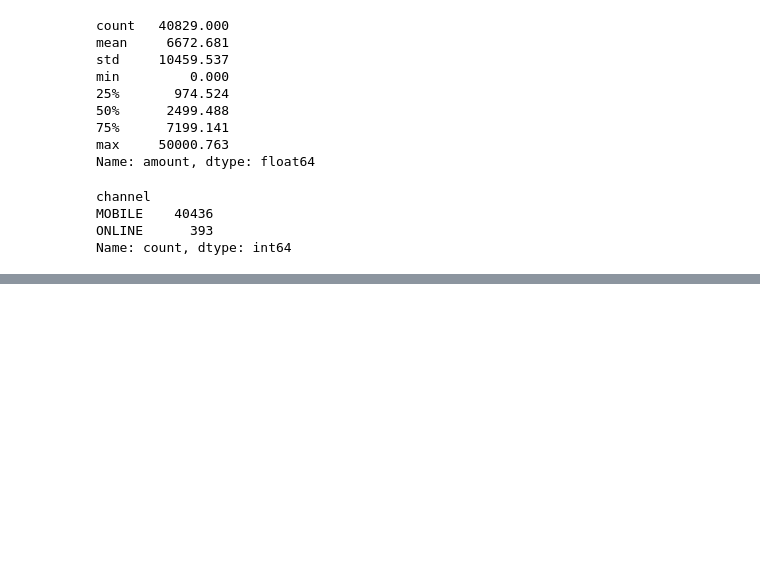
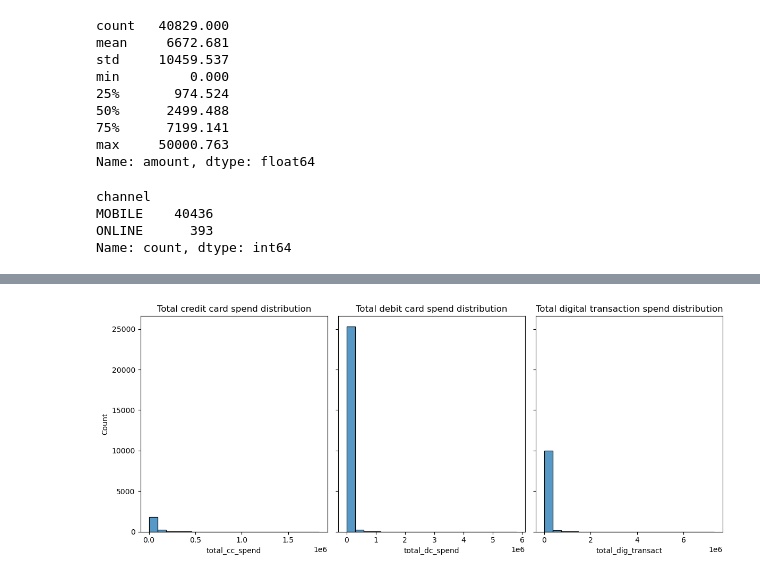
Before and after one commit to drksz/bank-customer-segmentation, a Jupyter notebook: EDA.ipynb, the cells around one changed output, grey strips where cells are left out. Cells and saved outputs as stored; diff of their text form; code cells hidden in the pictures; blank space fills up the shorter version.

Commit message:
chore: join transaction tables and investigate ranges

```diff
--- a/EDA.ipynb
+++ b/EDA.ipynb
@@ -205,0 +213,8 @@ merge_1 = cust_info.merge()
+# %%
+merge1 = cust_info.merge(cc_agg, how='left', on='cust_num')
+merge2 = merge1.merge(dc_agg, how='left', on='cust_num')
+merge3 = merge2.merge(dt_agg, how='left',on='cust_num')
+merge4 = merge3.merge(insta_in_agg, how='left', on='cust_num')
+cust_info_main = merge4.merge(insta_out_agg, how='left', on='cust_num')
+# %%
+cust_info_main = cust_info_main.drop(columns=['segment','subsegment','idv_or_org'])
@@ -205,0 +231,19 @@ merge_1 = cust_info.merge()
+# %%
+has_cc_txn = cust_info_main.loc[cust_info_main['total_cc_spend'].notna(), :]
+has_dc_txn = cust_info_main.loc[cust_info_main['total_dc_spend'].notna(), :]
+has_digital_txn = cust_info_main.loc[cust_info_main['total_dig_transact'].notna(), :]
+# %%
+fig, ax = plt.subplots(1, 3, figsize=(12, 5), sharey=True)
+sns.histplot(has_cc_txn['total_cc_spend'], ax=ax[0], bins=20)
+ax[0].set_title('Total credit card spend distribution')
+
+sns.histplot(has_dc_txn['total_dc_spend'], ax=ax[1], bins=20)
+ax[1].set_title('Total debit card spend distribution')
+
+sns.histplot(has_digital_txn['total_dig_transact'], ax=ax[2], bins=20)
+ax[2].set_title('Total digital transaction spend distribution')
+
+plt.tight_layout()
+plt.show()
+# %% [output]
+[figure, added]
```
Also changed, not shown: parts of 23 cells of this notebook, 6 other files.
